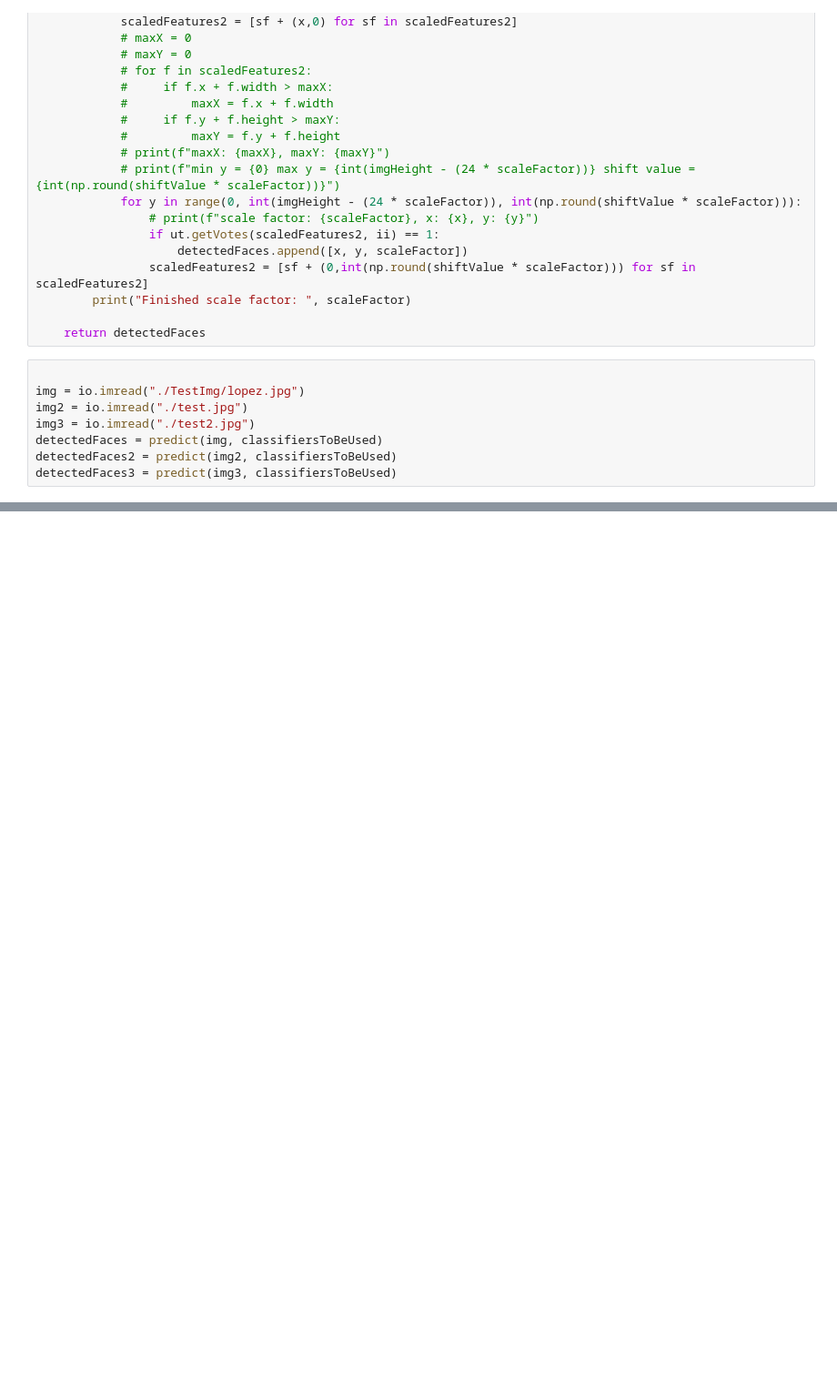
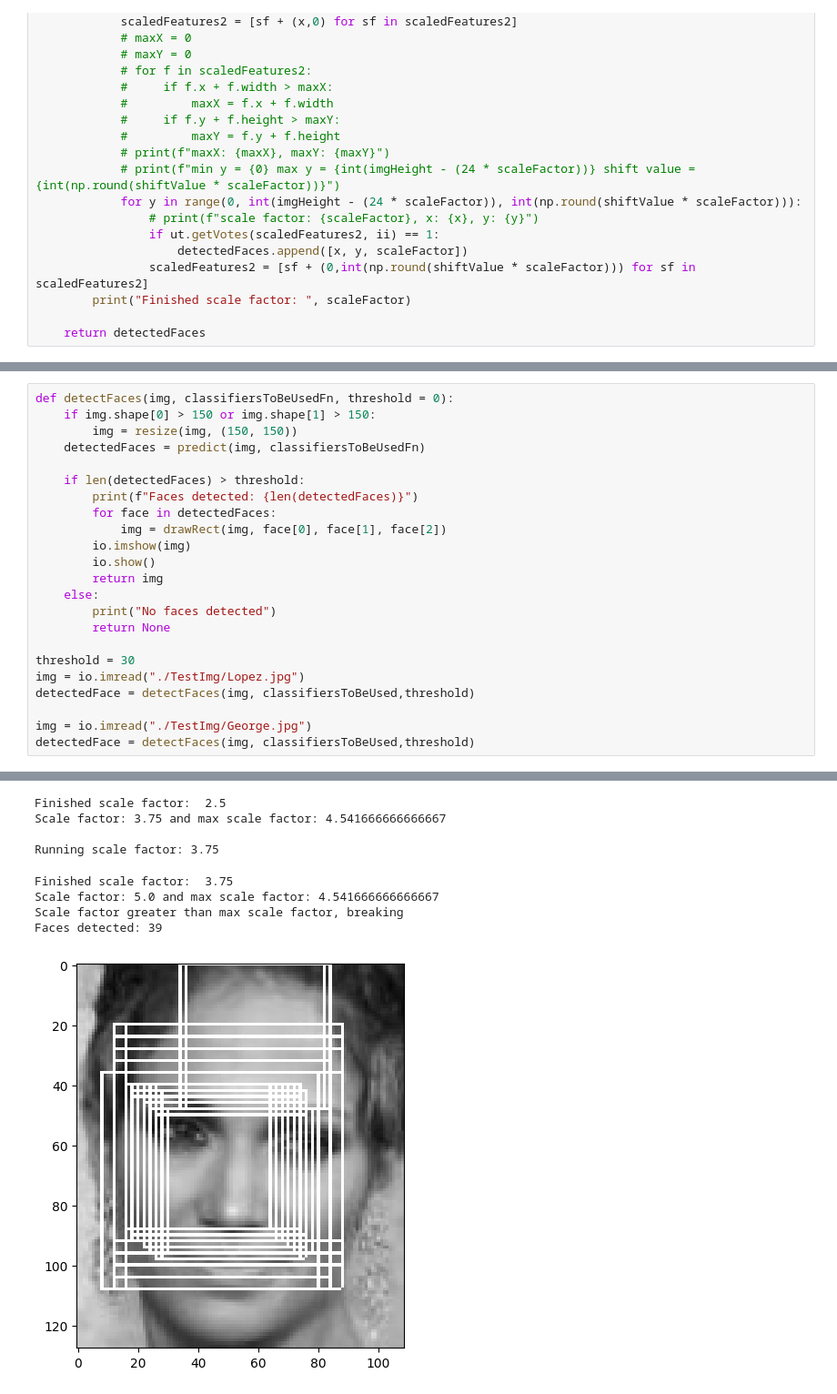
Before and after one commit to ahmedmoh1234/FaceDetection-Recognition, a Jupyter notebook: Detection/DetectionMain.ipynb, the cells around one changed output, grey strips where cells are left out. Shown at 91% size. Saved outputs shown, nothing was run; the diff lists cells and outputs as text; blank space fills up the shorter version.

```diff
--- a/Detection/DetectionMain.ipynb
+++ b/Detection/DetectionMain.ipynb
@@ -339,11 +339,3 @@ def predict(img2, classifiersToBeUsedFn) -> list:
         print("Finished scale factor: ", scaleFactor)
 
     return detectedFaces
-# %%
-
-img = io.imread("./TestImg/lopez.jpg")
-img2 = io.imread("./test.jpg")
-img3 = io.imread("./test2.jpg")
-detectedFaces = predict(img, classifiersToBeUsed)
-detectedFaces2 = predict(img2, classifiersToBeUsed)
-detectedFaces3 = predict(img3, classifiersToBeUsed)
@@ -435,0 +364,24 @@ if len(detectedFaces3) > 0:
+# %%
+def detectFaces(img, classifiersToBeUsedFn, threshold = 0):
+    if img.shape[0] > 150 or img.shape[1] > 150:
+        img = resize(img, (150, 150))
+    detectedFaces = predict(img, classifiersToBeUsedFn)
+
+    if len(detectedFaces) > threshold:
+        print(f"Faces detected: {len(detectedFaces)}")
+        for face in detectedFaces:
+            img = drawRect(img, face[0], face[1], face[2])
+        io.imshow(img)
+        io.show()
+        return img
+    else:
+        print("No faces detected")
+        return None
+
+threshold = 30
+img = io.imread("./TestImg/Lopez.jpg")
+detectedFace = detectFaces(img, classifiersToBeUsed,threshold)
+
+img = io.imread("./TestImg/George.jpg")
+detectedFace = detectFaces(img, classifiersToBeUsed,threshold)
+# %% [output]
@@ -435,0 +403,9 @@ if len(detectedFaces3) > 0:
+Finished scale factor:  2.5
+Scale factor: 3.75 and max scale factor: 4.541666666666667
+
+Running scale factor: 3.75
+Finished scale factor:  3.75
+Scale factor: 5.0 and max scale factor: 4.541666666666667
+Scale factor greater than max scale factor, breaking
+Faces detected: 39
+[figure, added]
```
Also changed, not shown: parts of 3 cells of this notebook.
